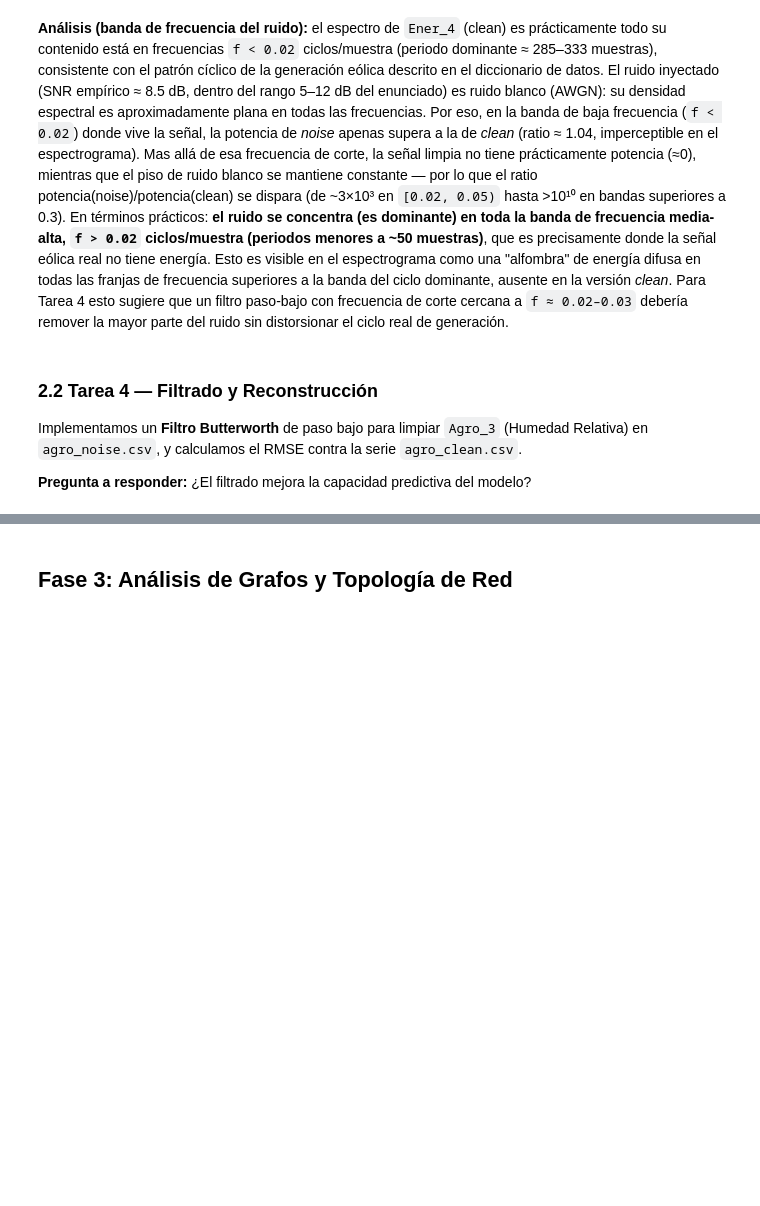
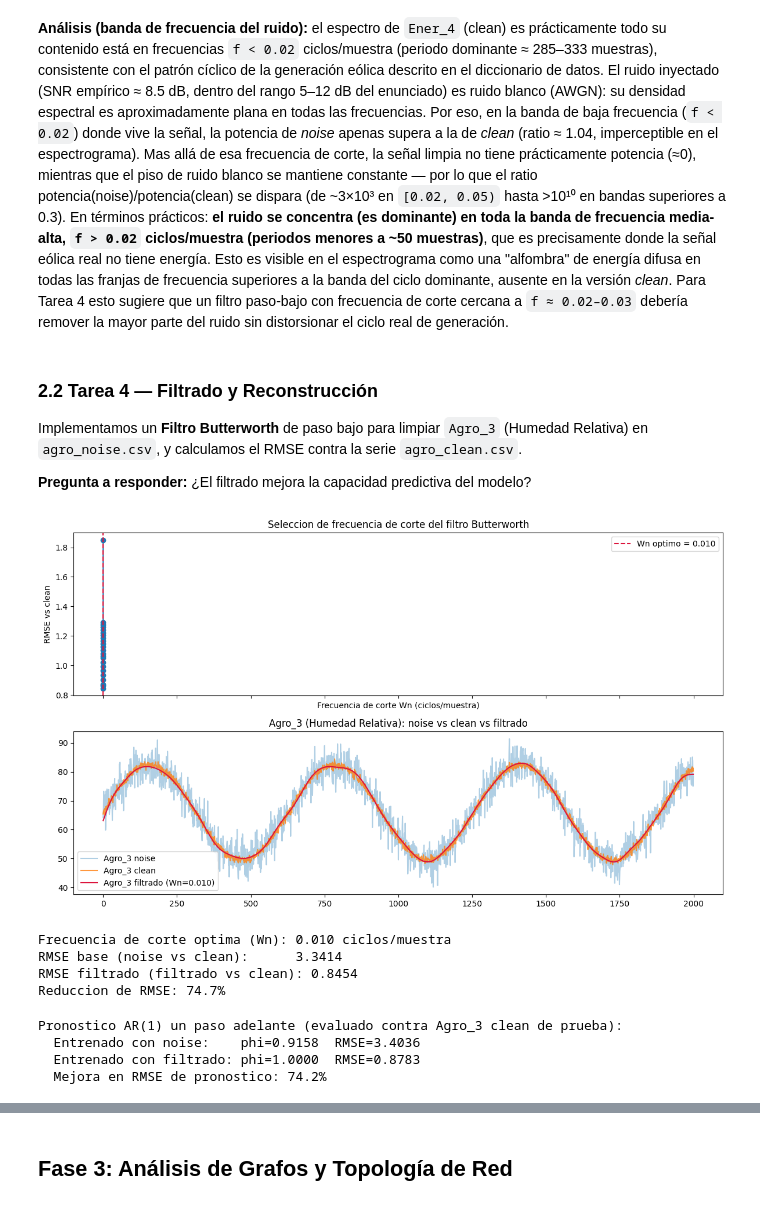
Before and after one commit to daniel95amaya/theoutliers-challenge-03, a Jupyter notebook: notebooks/challenge02_geo_temporal_redes.ipynb, the cells around one changed output, grey strips where cells are left out. Cells and saved outputs as stored; diff of their text form; code cells hidden in the pictures; blank space fills up the shorter version.

```diff
--- a/notebooks/challenge02_geo_temporal_redes.ipynb
+++ b/notebooks/challenge02_geo_temporal_redes.ipynb
@@ -325,7 +325,81 @@ Implementamos un **Filtro Butterworth** de paso bajo para limpiar `Agro_3` (Hume
 
 **Pregunta a responder:** ¿El filtrado mejora la capacidad predictiva del modelo?
 # %%
-# TODO: b, a = signal.butter(N=4, Wn=..., btype="low")
-#       agro3_filtered = signal.filtfilt(b, a, agro_noise["Agro_3"])
-#       rmse = np.sqrt(np.mean((agro3_filtered - agro_clean["Agro_3"]) ** 2))
+# Filtro Butterworth paso-bajo para Agro_3 (Humedad Relativa)
+fs = 1.0
+agro3_clean = agro_clean["Agro_3"].to_numpy()
+agro3_noise = agro_noise["Agro_3"].to_numpy()
+
+# Busqueda de la frecuencia de corte que minimiza el RMSE contra la serie clean
+cutoffs = np.arange(0.004, 0.05, 0.002)
+rmse_by_cutoff = []
+for wn in cutoffs:
+    b, a = signal.butter(N=4, Wn=wn, btype="low", fs=fs)
+    filt = signal.filtfilt(b, a, agro3_noise)
+    rmse_by_cutoff.append(np.sqrt(np.mean((filt - agro3_clean) ** 2)))
+
+best_wn = cutoffs[np.argmin(rmse_by_cutoff)]
+b, a = signal.butter(N=4, Wn=best_wn, btype="low", fs=fs)
+agro3_filtered = signal.filtfilt(b, a, agro3_noise)
+
+rmse_baseline = np.sqrt(np.mean((agro3_noise - agro3_clean) ** 2))
+rmse_filtered = np.sqrt(np.mean((agro3_filtered - agro3_clean) ** 2))
+
+fig, axes = plt.subplots(2, 1, figsize=(12, 7), sharex=True)
+axes[0].plot(cutoffs, rmse_by_cutoff, marker="o")
+axes[0].axvline(best_wn, color="crimson", linestyle="--", label=f"Wn optimo = {best_wn:.3f}")
+axes[0].set_ylabel("RMSE vs clean")
+axes[0].set_xlabel("Frecuencia de corte Wn (ciclos/muestra)")
+axes[0].set_title("Seleccion de frecuencia de corte del filtro Butterworth")
+axes[0].legend()
+
+axes[1].plot(agro3_noise, alpha=0.35, label="Agro_3 noise")
+axes[1].plot(agro3_clean, alpha=0.8, label="Agro_3 clean")
+axes[1].plot(agro3_filtered, color="crimson", label=f"Agro_3 filtrado (Wn={best_wn:.3f})")
+axes[1].set_title("Agro_3 (Humedad Relativa): noise vs clean vs filtrado")
+axes[1].legend()
+
+plt.tight_layout()
+plt.show()
+
+print(f"Frecuencia de corte optima (Wn): {best_wn:.3f} ciclos/muestra")
+print(f"RMSE base (noise vs clean):      {rmse_baseline:.4f}")
+print(f"RMSE filtrado (filtrado vs clean): {rmse_filtered:.4f}")
+print(f"Reduccion de RMSE: {100 * (1 - rmse_filtered / rmse_baseline):.1f}%")
+# %% [output]
+[figure, added]
+Frecuencia de corte optima (Wn): 0.010 ciclos/muestra
+RMSE base (noise vs clean):      3.3414
+RMSE filtrado (filtrado vs clean): 0.8454
+Reduccion de RMSE: 74.7%
+# %%
+# ?Mejora la capacidad predictiva? AR(1) un paso adelante, evaluado contra Agro_3 clean
+n = len(agro3_clean)
+split = int(n * 0.8)
+
+
+def fit_ar1_rmse(train_series, test_series, true_target_test):
+    x_train, y_train = train_series[:-1], train_series[1:]
+    phi, c = np.polyfit(x_train, y_train, 1)
+    preds = c + phi * test_series[:-1]
+    rmse = np.sqrt(np.mean((preds - true_target_test[1:]) ** 2))
+    return phi, c, rmse
+
+
+noisy_train, noisy_test = agro3_noise[:split], agro3_noise[split:]
+filt_train, filt_test = agro3_filtered[:split], agro3_filtered[split:]
+clean_test = agro3_clean[split:]
+
+phi_noisy, _, rmse_ar1_noisy = fit_ar1_rmse(noisy_train, noisy_test, clean_test)
+phi_filt, _, rmse_ar1_filt = fit_ar1_rmse(filt_train, filt_test, clean_test)
+
+print("Pronostico AR(1) un paso adelante (evaluado contra Agro_3 clean de prueba):")
+print(f"  Entrenado con noise:    phi={phi_noisy:.4f}  RMSE={rmse_ar1_noisy:.4f}")
+print(f"  Entrenado con filtrado: phi={phi_filt:.4f}  RMSE={rmse_ar1_filt:.4f}")
+print(f"  Mejora en RMSE de pronostico: {100 * (1 - rmse_ar1_filt / rmse_ar1_noisy):.1f}%")
+# %% [output]
+Pronostico AR(1) un paso adelante (evaluado contra Agro_3 clean de prueba):
+  Entrenado con noise:    phi=0.9158  RMSE=3.4036
+  Entrenado con filtrado: phi=1.0000  RMSE=0.8783
+  Mejora en RMSE de pronostico: 74.2%
 # %% [markdown]
```
Also changed, not shown: parts of 1 cell of this notebook.
